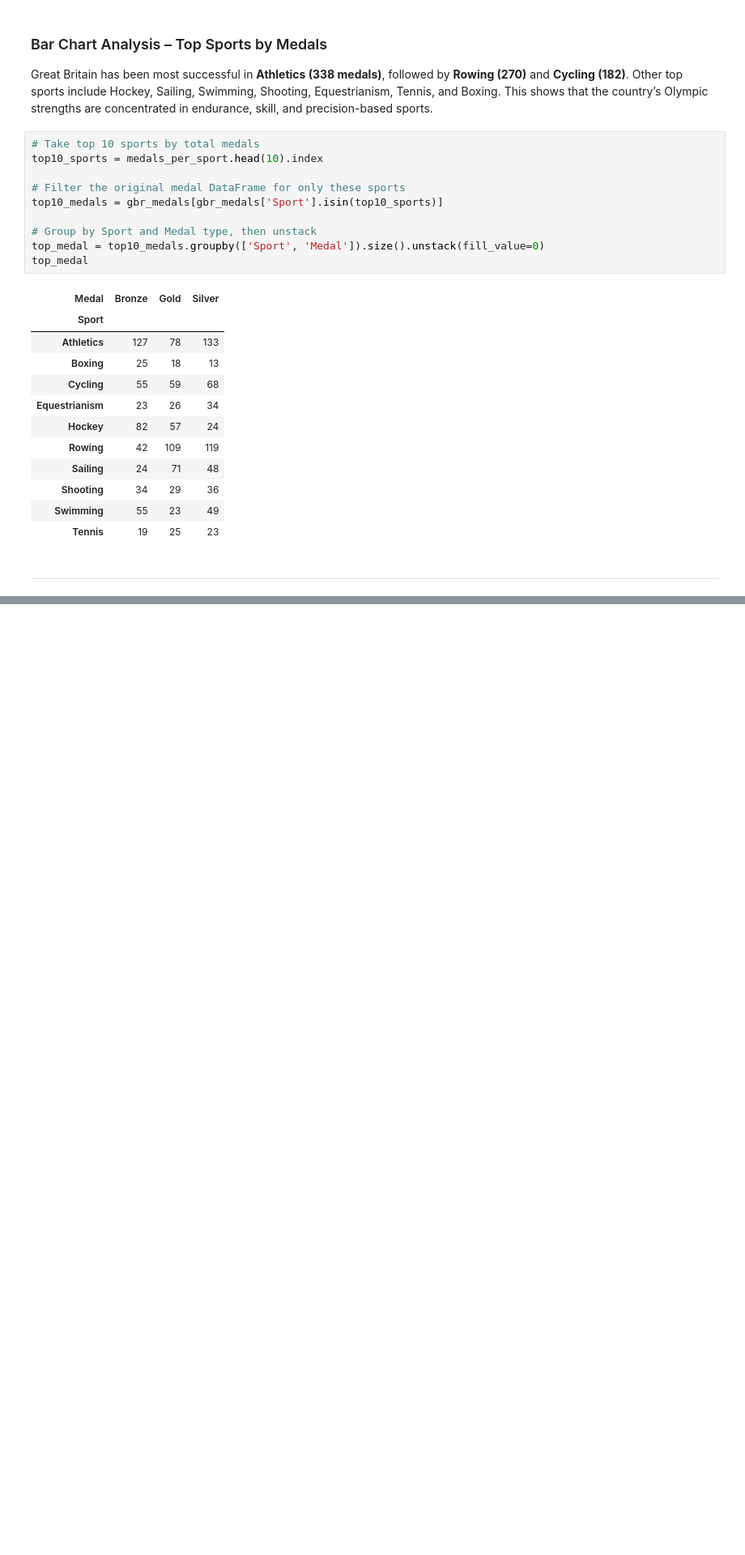
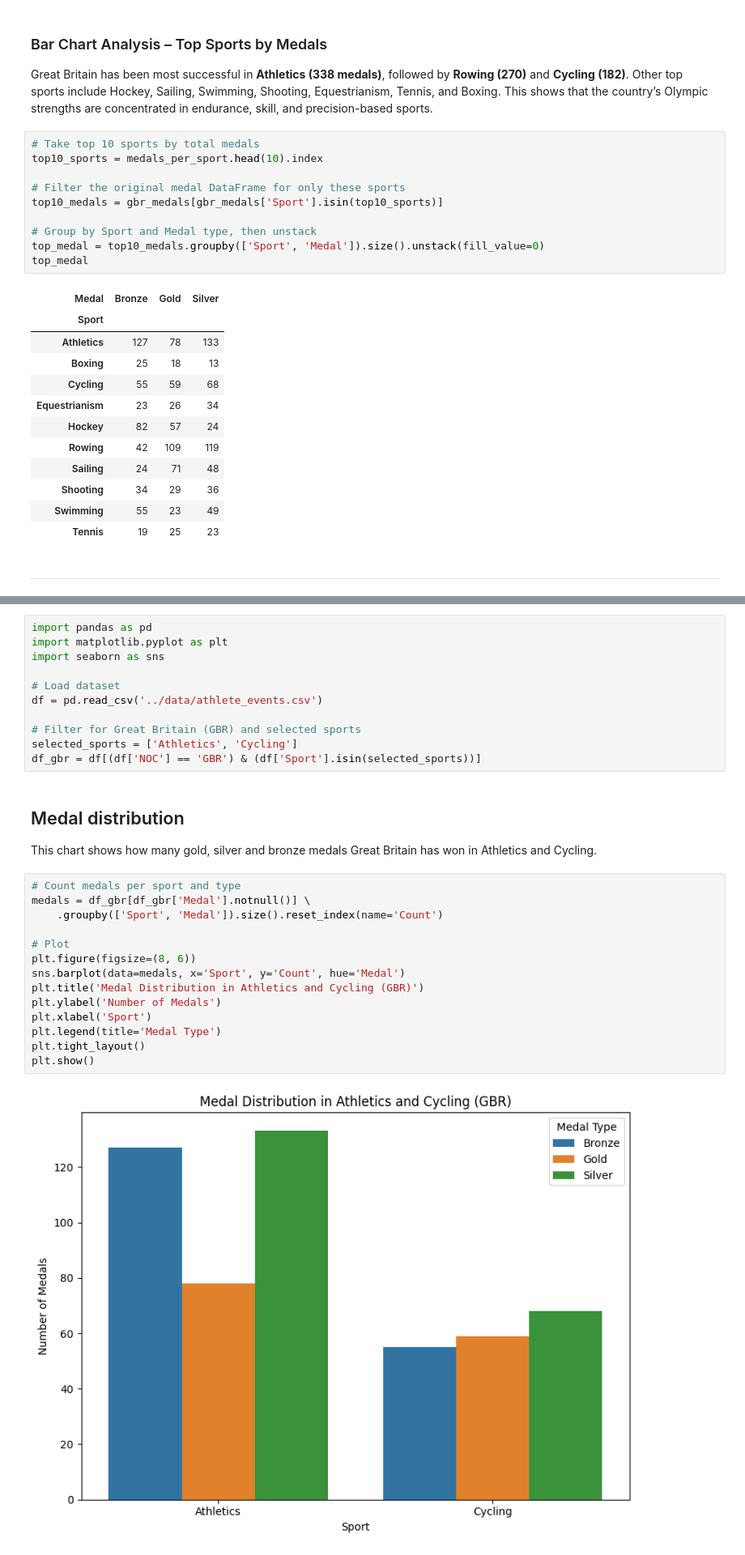
Before and after one commit to nouralahmad89-crypto/OS-projekt-Storbrittanien, a Jupyter notebook: notebooks/data_analysis.ipynb, the cells around one changed output, grey strips where cells are left out. Shown at 81% size. Cells and saved outputs as stored; diff of their text form; blank space fills up the shorter version.

Commit message:
Add GBR sport stats Athletics/Cycling

```diff
--- a/notebooks/data_analysis.ipynb
+++ b/notebooks/data_analysis.ipynb
@@ -440,0 +445,31 @@ top_medal
+# %%
+import pandas as pd
+import matplotlib.pyplot as plt
+import seaborn as sns
+
+# Load dataset
+df = pd.read_csv('../data/athlete_events.csv')
+
+# Filter for Great Britain (GBR) and selected sports
+selected_sports = ['Athletics', 'Cycling']
+df_gbr = df[(df['NOC'] == 'GBR') & (df['Sport'].isin(selected_sports))]
+# %% [markdown]
+## Medal distribution
+
+This chart shows how many gold, silver and bronze medals Great Britain has won in Athletics and Cycling.
+# %%
+# Count medals per sport and type
+medals = df_gbr[df_gbr['Medal'].notnull()] \
+    .groupby(['Sport', 'Medal']).size().reset_index(name='Count')
+
+# Plot
+plt.figure(figsize=(8, 6))
+sns.barplot(data=medals, x='Sport', y='Count', hue='Medal')
+plt.title('Medal Distribution in Athletics and Cycling (GBR)')
+plt.ylabel('Number of Medals')
+plt.xlabel('Sport')
+plt.legend(title='Medal Type')
+plt.tight_layout()
+plt.show()
+# %% [output]
+[figure, added]
```
Also changed, not shown: parts of 5 cells of this notebook.
